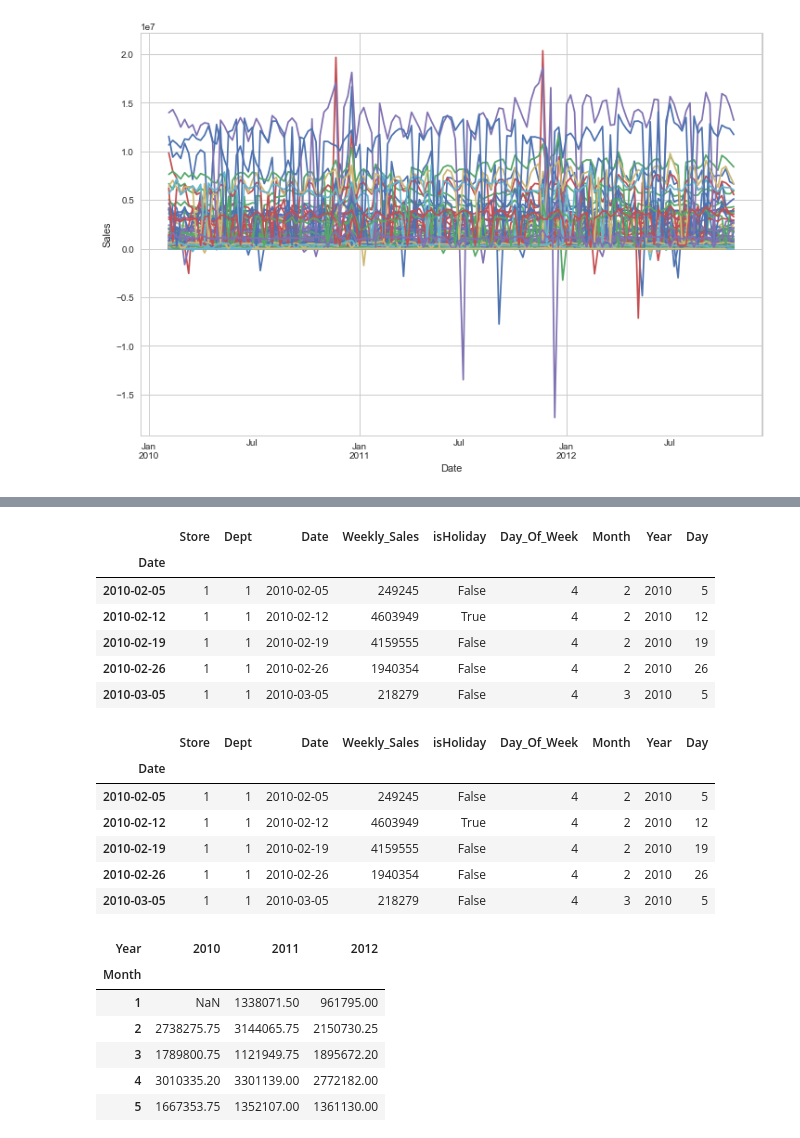
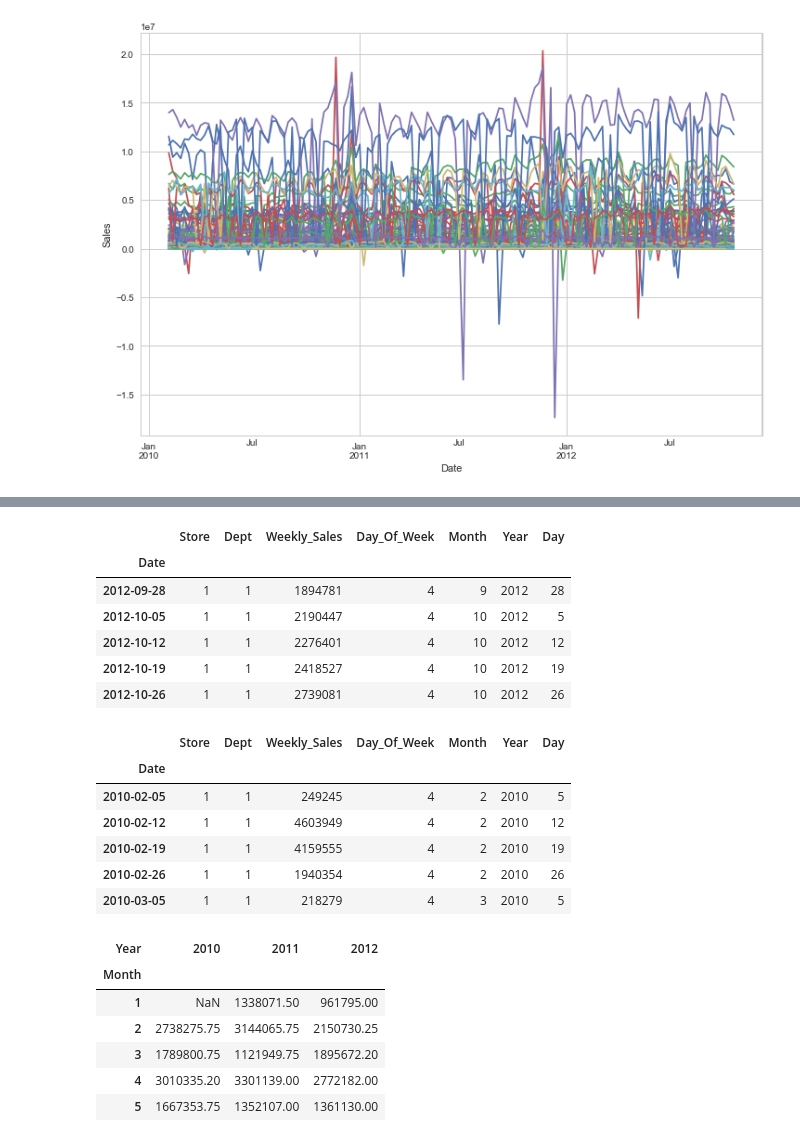
Before and after one commit to sargupta/Sales-Prediction, a Jupyter notebook: Sales Prediction.ipynb, the cells around one changed output, grey strips where cells are left out. Saved outputs shown, nothing was run; the diff lists cells and outputs as text; code cells hidden in the pictures.

```diff
--- a/Sales Prediction.ipynb
+++ b/Sales Prediction.ipynb
@@ -178,3 +171,3 @@ for i in dataset.Dept.unique():
 # %%
-dataset_1=dataset[dataset.Dept==1]
+dataset_1=dataset_copy[dataset_copy.Dept==1]
 # %%
@@ -205,23 +203,23 @@ dtype: float64
 # %%
-dataset_1.head()
+dataset_1.tail()
 # %% [output]
-|  | Store | Dept | Date | Weekly_Sales | isHoliday | Day_Of_Week | Month | Year | Day |
-| Date |  |  |  |  |  |  |  |  |  |
-| 2010-02-05 | 1 | 1 | 2010-02-05 | 249245 | False | 4 | 2 | 2010 | 5 |
-| 2010-02-12 | 1 | 1 | 2010-02-12 | 4603949 | True | 4 | 2 | 2010 | 12 |
-| 2010-02-19 | 1 | 1 | 2010-02-19 | 4159555 | False | 4 | 2 | 2010 | 19 |
-| 2010-02-26 | 1 | 1 | 2010-02-26 | 1940354 | False | 4 | 2 | 2010 | 26 |
-| 2010-03-05 | 1 | 1 | 2010-03-05 | 218279 | False | 4 | 3 | 2010 | 5 |
+|  | Store | Dept | Weekly_Sales | Day_Of_Week | Month | Year | Day |
+| Date |  |  |  |  |  |  |  |
+| 2012-09-28 | 1 | 1 | 1894781 | 4 | 9 | 2012 | 28 |
+| 2012-10-05 | 1 | 1 | 2190447 | 4 | 10 | 2012 | 5 |
+| 2012-10-12 | 1 | 1 | 2276401 | 4 | 10 | 2012 | 12 |
+| 2012-10-19 | 1 | 1 | 2418527 | 4 | 10 | 2012 | 19 |
+| 2012-10-26 | 1 | 1 | 2739081 | 4 | 10 | 2012 | 26 |
 # %%
 dataset_1.head()
 # %% [output]
-|  | Store | Dept | Date | Weekly_Sales | isHoliday | Day_Of_Week | Month | Year | Day |
-| Date |  |  |  |  |  |  |  |  |  |
-| 2010-02-05 | 1 | 1 | 2010-02-05 | 249245 | False | 4 | 2 | 2010 | 5 |
-| 2010-02-12 | 1 | 1 | 2010-02-12 | 4603949 | True | 4 | 2 | 2010 | 12 |
-| 2010-02-19 | 1 | 1 | 2010-02-19 | 4159555 | False | 4 | 2 | 2010 | 19 |
-| 2010-02-26 | 1 | 1 | 2010-02-26 | 1940354 | False | 4 | 2 | 2010 | 26 |
-| 2010-03-05 | 1 | 1 | 2010-03-05 | 218279 | False | 4 | 3 | 2010 | 5 |
+|  | Store | Dept | Weekly_Sales | Day_Of_Week | Month | Year | Day |
+| Date |  |  |  |  |  |  |  |
+| 2010-02-05 | 1 | 1 | 249245 | 4 | 2 | 2010 | 5 |
+| 2010-02-12 | 1 | 1 | 4603949 | 4 | 2 | 2010 | 12 |
+| 2010-02-19 | 1 | 1 | 4159555 | 4 | 2 | 2010 | 19 |
+| 2010-02-26 | 1 | 1 | 1940354 | 4 | 2 | 2010 | 26 |
+| 2010-03-05 | 1 | 1 | 218279 | 4 | 3 | 2010 | 5 |
 # %%
 monthly_sales_data = pd.pivot_table(dataset_1, values = "Weekly_Sales", columns = "Year", index = "Month")
 monthly_sales_data = monthly_sales_data.reindex(index = [1,2,3,4,5,6,7,8,9,10,11,12])
```
Also changed, not shown: parts of 55 cells of this notebook.
